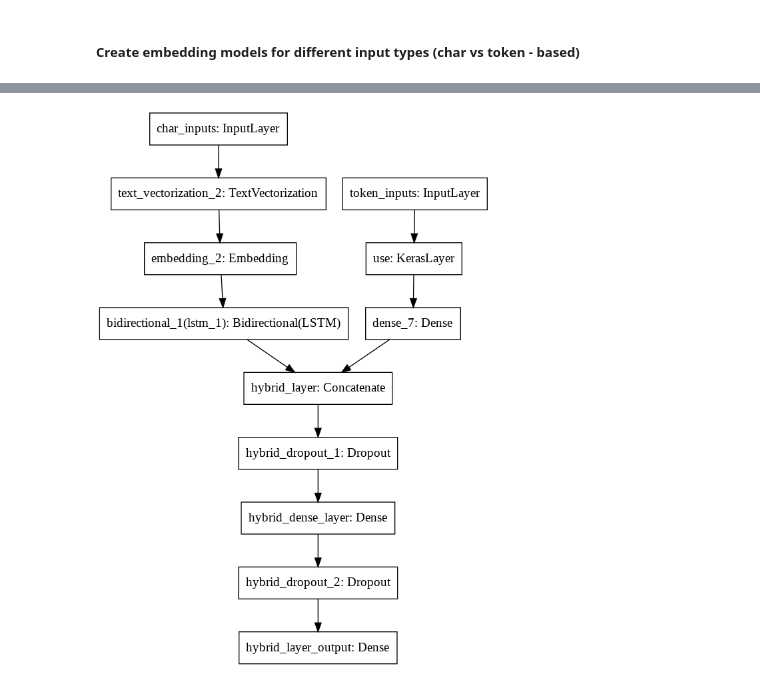
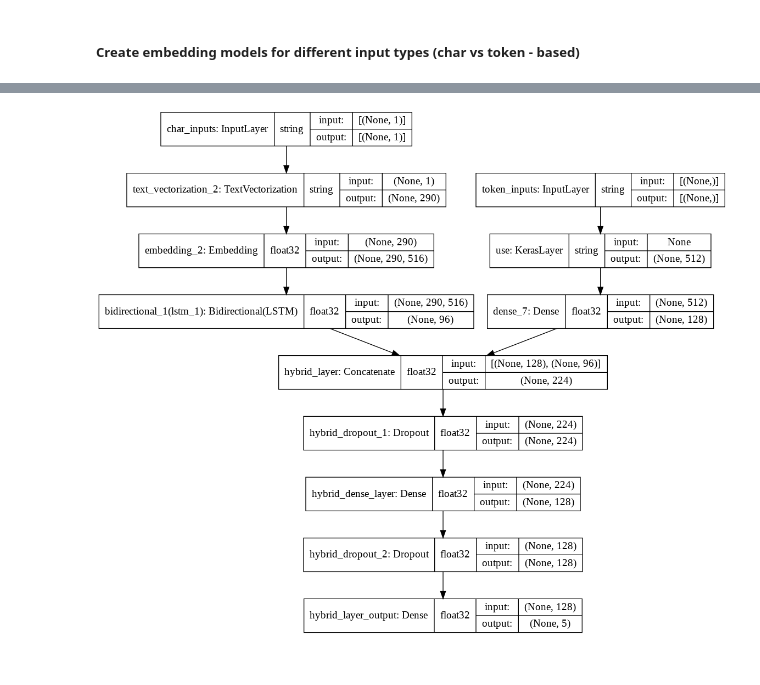
Before and after one commit to lasupernova/Tensorflow_apps, a Jupyter notebook: SciAbstractClassifier.ipynb, the cells around one changed output, grey strips where cells are left out. Drawn from its saved outputs; the diff is of its cells as text; code cells hidden in the pictures.

Commit message:
show shapes and dtypes in model graph

```diff
--- a/SciAbstractClassifier.ipynb
+++ b/SciAbstractClassifier.ipynb
@@ -1026,6 +1026,6 @@ ________________________________________________________________________________
 # %%
 #visualiza more complex models
 from tensorflow.keras.utils import plot_model
-plot_model(hybrid_model)
+plot_model(hybrid_model, show_shapes=True, show_dtype=True)
 # %% [output]
-[figure, old version]
+[figure, new version]
```
